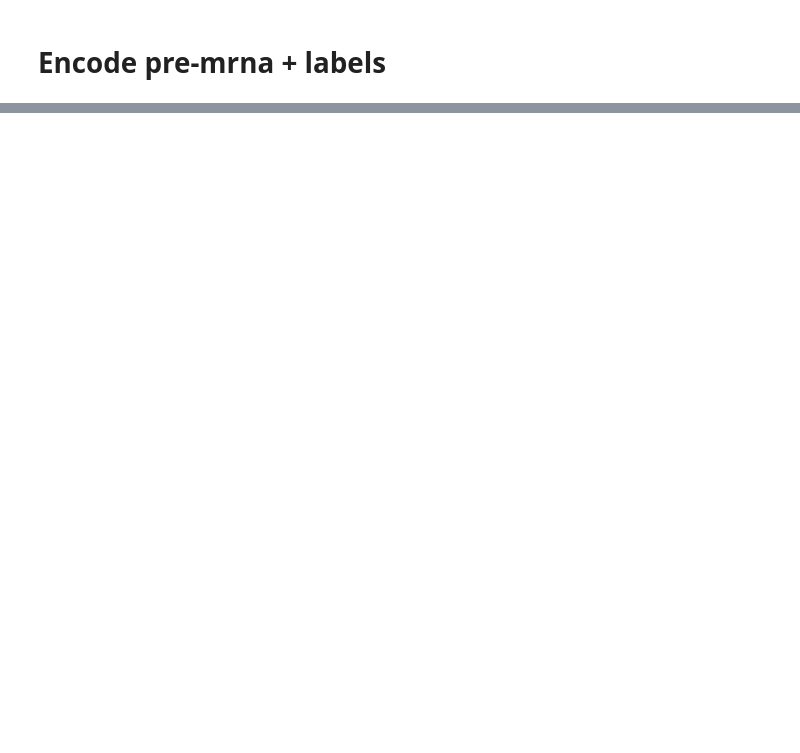
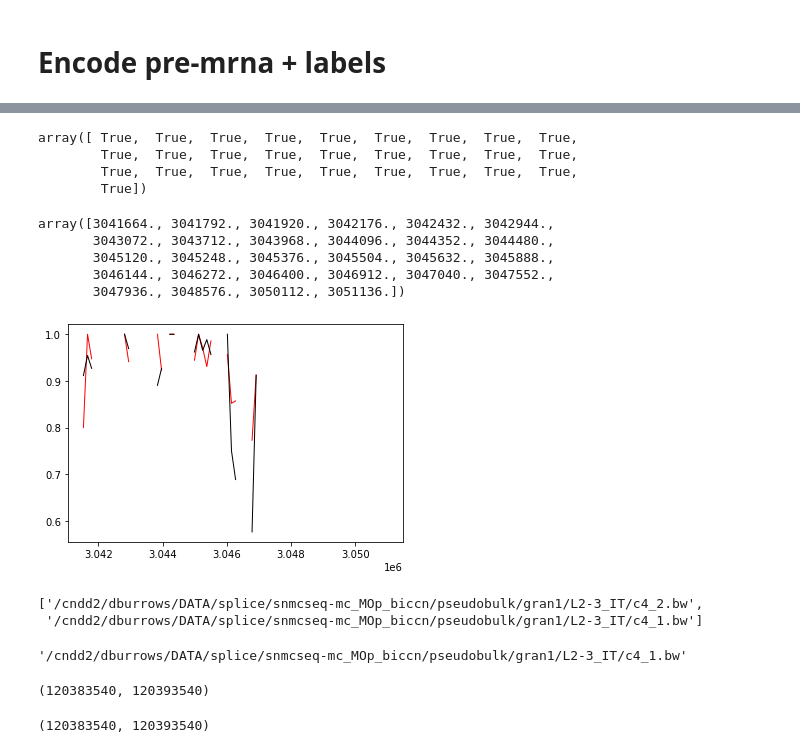
Before and after one commit to dmnburrows/deepNN_splice, a Jupyter notebook: data_process.ipynb, the cells around one changed output, grey strips where cells are left out. Saved outputs shown, nothing was run; the diff lists cells and outputs as text; code cells hidden in the pictures; blank space fills up the shorter version.

```diff
--- a/data_process.ipynb
+++ b/data_process.ipynb
@@ -1085,0 +1415,58 @@ pred = model(seq, head = 'human') # (896, 5313)
+# %%
+ ok[:,2] == bw_int1[:,2]
+# %% [output]
+array([ True,  True,  True,  True,  True,  True,  True,  True,  True,
+        True,  True,  True,  True,  True,  True,  True,  True,  True,
+        True,  True,  True,  True,  True,  True,  True,  True,  True,
+        True])
+# %%
+bw_int1[:,1]
+# %% [output]
+array([3041664., 3041792., 3041920., 3042176., 3042432., 3042944.,
+       3043072., 3043712., 3043968., 3044096., 3044352., 3044480.,
+       3045120., 3045248., 3045376., 3045504., 3045632., 3045888.,
+       3046144., 3046272., 3046400., 3046912., 3047040., 3047552.,
+       3047936., 3048576., 3050112., 3051136.])
+# %%
+#Visualise mc tracks -> load bigwig files -> check smoothing
+import pyBigWig as bw
+# Plot CH and CG methylation
+prac = np.asarray(bw_prac1)
+plt.plot(prac[:,0], prac[:,2], linewidth=1, c='red', label='C4_1')
+prac = np.asarray(bw_prac2)
+plt.plot(prac[:,0], prac[:,2], linewidth=1, c='k', label='C4_2')
+plt.show()
+# %% [output]
+[figure, added]
+# %%
+#load in deeptools merged
+cell = name_l[0]
+data_l = glob.glob(path + cell + '/c4*bw')
+data_l
+# %% [output]
+['/cndd2/dburrows/DATA/splice/snmcseq-mc_MOp_biccn/pseudobulk/gran1/L2-3_IT/c4_2.bw',
+ '/cndd2/dburrows/DATA/splice/snmcseq-mc_MOp_biccn/pseudobulk/gran1/L2-3_IT/c4_1.bw']
+# %%
+prac1 = data_l[1]
+prac2 = data_l[0]
+prac1
+# %% [output]
+'/cndd2/dburrows/DATA/splice/snmcseq-mc_MOp_biccn/pseudobulk/gran1/L2-3_IT/c4_1.bw'
+# %%
+#Define interval
+int_start, int_end = curr_sj['SJ_start'] - flank, curr_sj['SJ_start'] + flank
+
+curr_bw = bw.open(prac1)
+bw_prac1= np.asarray(curr_bw.intervals(curr_sj['chromosome'].split('chr')[-1], int_start, int_end))
+int_start, int_end
+# %% [output]
+(120383540, 120393540)
+# %%
+#Define interval
+int_start, int_end = curr_sj['SJ_start'] - flank, curr_sj['SJ_start'] + flank
+
+curr_bw = bw.open(prac2)
+bw_prac2= np.asarray(curr_bw.intervals(curr_sj['chromosome'].split('chr')[-1], int_start, int_end))
+int_start, int_end
+# %% [output]
+(120383540, 120393540)
```
Also changed, not shown: parts of 55 cells of this notebook, 6 other files.
